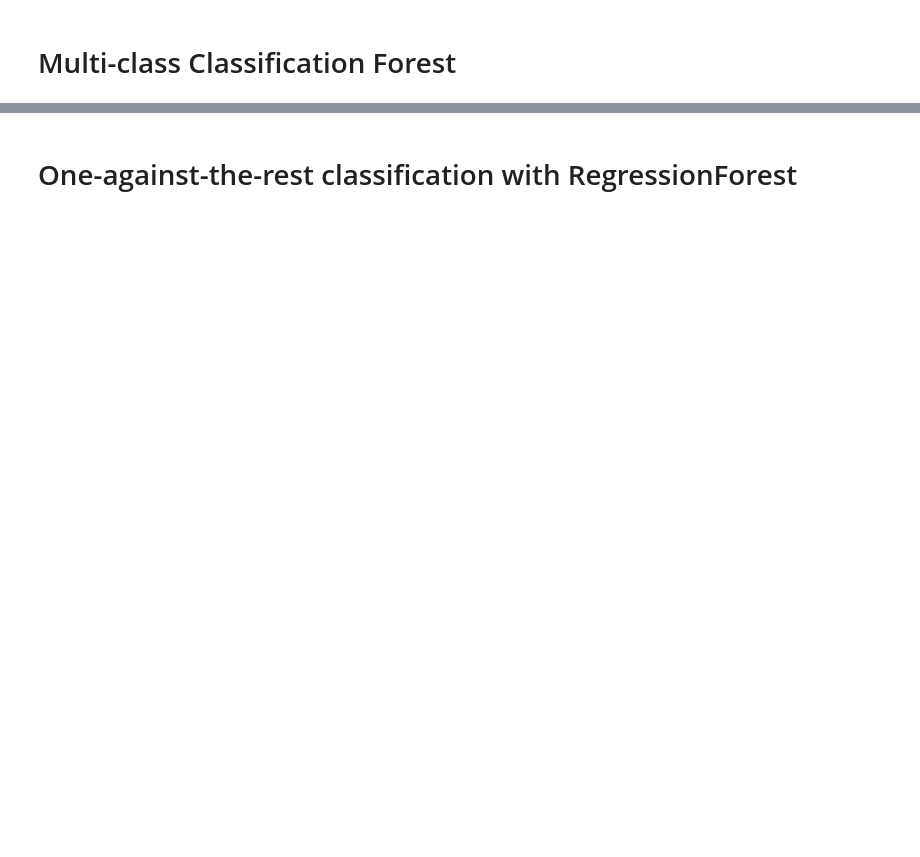
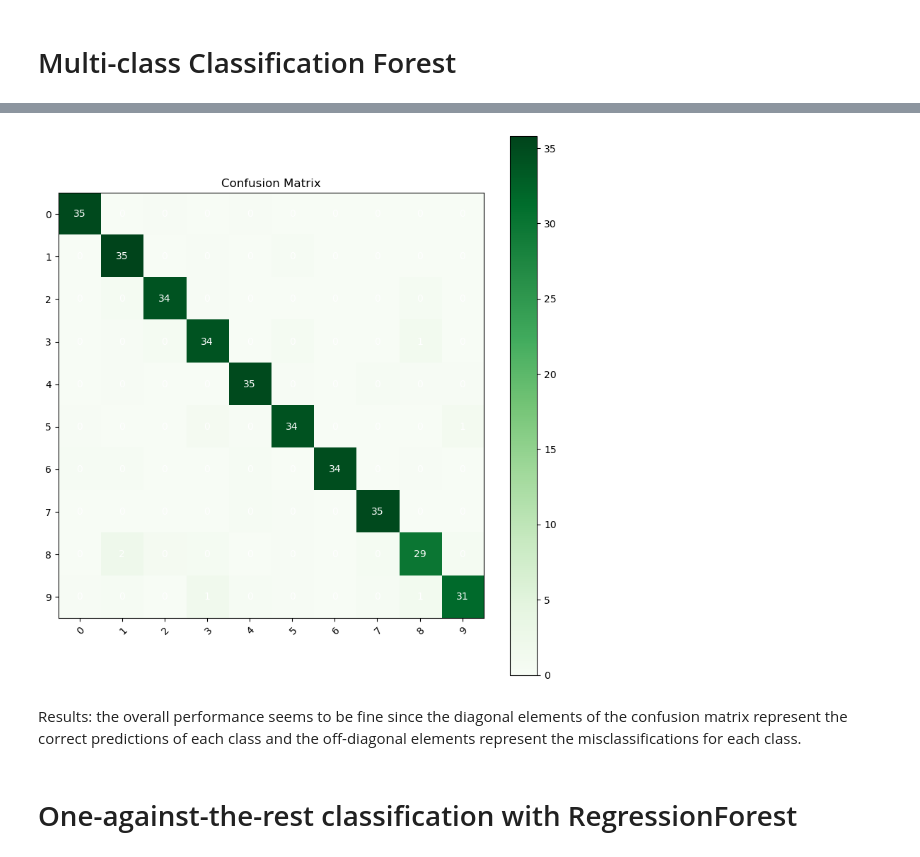
Before and after one commit to idf-io/ML-Essentials_Uni-Heidelberg, a Jupyter notebook: exercises/exercise06_tree-methods-stubs/tree-methods-stubs.ipynb, the cells around one changed output, grey strips where cells are left out. Saved outputs shown, nothing was run; the diff lists cells and outputs as text; code cells hidden in the pictures; blank space fills up the shorter version.

```diff
--- a/exercises/exercise06_tree-methods-stubs/tree-methods-stubs.ipynb
+++ b/exercises/exercise06_tree-methods-stubs/tree-methods-stubs.ipynb
@@ -249,8 +357,8 @@ class RegressionForest():
 
     def predict(self, x):
         # compute the response of the ensemble from the individual responses and return it
-        ... # your code here
-        raise NotImplementedError("predict(): remove this exception after adding your code above.")
+        return np.mean([tree.predict(x) for tree in self.trees]) # your code here
+        #raise NotImplementedError("predict(): remove this exception after adding your code above.")
 # %%
 class ClassificationForest():
     def __init__(self, n_trees, classes, n_min=1):
@@ -259,12 +367,15 @@ class ClassificationForest():
 
     def train(self, features, labels):
         for tree in self.trees:
-            boostrap_features, bootstrap_responses = bootstrap_sampling(features, responses)
+            boostrap_features, bootstrap_responses = bootstrap_sampling(features, labels)
             tree.train(boostrap_features, bootstrap_responses)
 
     def predict(self, x):
         # compute the response of the ensemble from the individual responses and return it
-        ... # your code here
-        raise NotImplementedError("predict(): remove this exception after adding your code above.")
+        #predictions = [tree.predict(x) for tree in self.trees]
+        #return np.argmax(np.bincount(predictions, minlength=len(self.classes)))
+        return np.mean([tree.predict(x) for tree in self.trees], axis=0)
+        # your code here
+        #raise NotImplementedError("predict(): remove this exception after adding your code above.")
 # %% [markdown]
 # Evaluation of Regression and Decision Forest
@@ -288,3 +527,35 @@ class ClassificationForest():
+# %%
+import matplotlib.pyplot as plt
+
+fig, ax = plt.subplots(figsize=(8, 8))
+im = ax.imshow(average_confusion_matrix, cmap='Greens')
+
+# Add colorbar
+cbar = ax.figure.colorbar(im, ax=ax)
+
+# Set tick labels
+ax.set_xticks(np.arange(len(classes)))
+ax.set_yticks(np.arange(len(classes)))
+ax.set_xticklabels(classes)
+ax.set_yticklabels(classes)
+
+# Rotate the tick labels and set their alignment
+plt.setp(ax.get_xticklabels(), rotation=45, ha="right",
+         rotation_mode="anchor")
+
+# Loop over data dimensions and create text annotations
+for i in range(len(classes)):
+    for j in range(len(classes)):
+        text = ax.text(j, i, int(average_confusion_matrix[i, j]),
+                       ha="center", va="center", color="w")
+
+ax.set_title("Confusion Matrix")
+fig.tight_layout()
+plt.show()
+# %% [output]
+[figure, added]
+# %% [markdown]
+Results: the overall performance seems to be fine since the diagonal elements of the confusion matrix represent the correct predictions of each class and the off-diagonal elements represent the misclassifications for each class.
 # %% [markdown]
 # One-against-the-rest classification with RegressionForest
 # %%
```
Also changed, not shown: parts of 17 cells of this notebook.
